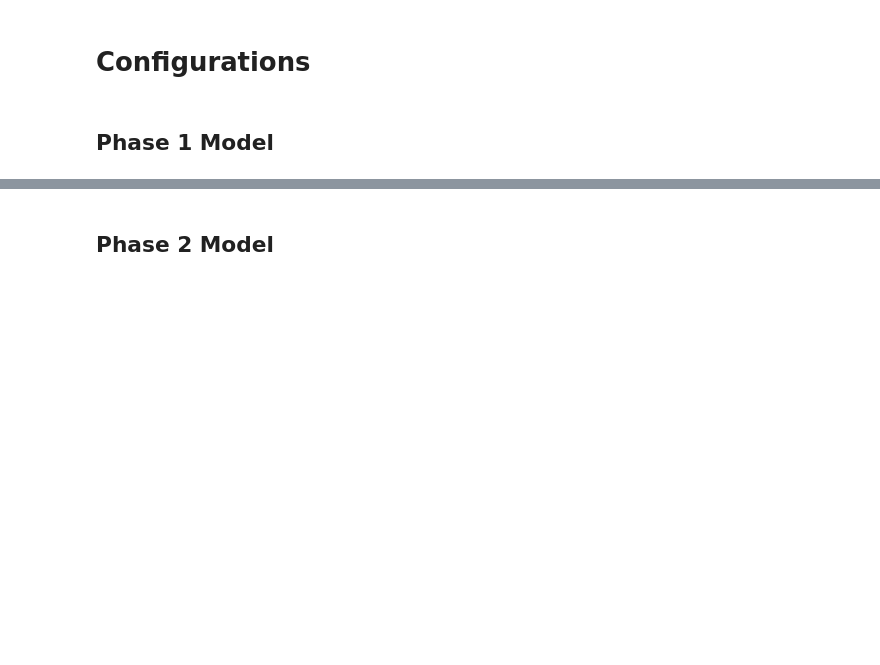
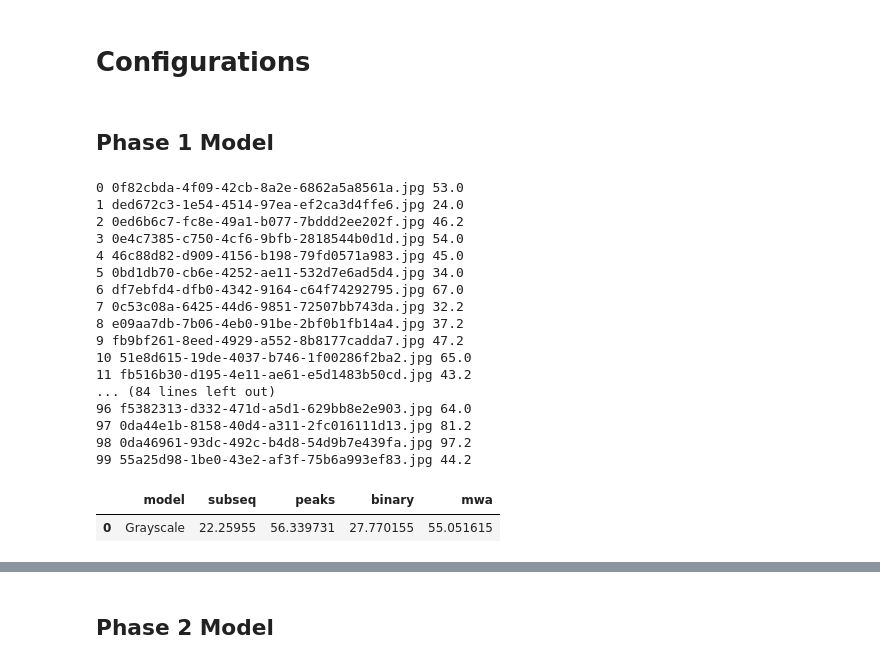
Before and after one commit to MFarooqRajput/wood-log-detection, a Jupyter notebook: Pith2Bark/notebooks/exp_with_data.ipynb, the cells around one changed output, grey strips where cells are left out. Cells and saved outputs as stored; diff of their text form; code cells hidden in the pictures; blank space fills up the shorter version.

```diff
--- a/Pith2Bark/notebooks/exp_with_data.ipynb
+++ b/Pith2Bark/notebooks/exp_with_data.ipynb
@@ -14,7 +19,7 @@ data_dir = "dataset/data"
 ranking_url = "dataset/data.xlsx"
 
 #pickle file
-pickle_url = "pith/data.pickle"
+pith_url = "pith/data.pickle"
 # %% [markdown]
 ## Phase 1 Model
 # %%
@@ -24,8 +29,29 @@ mse_url = "output/data_mse.csv"
 #rings info file
 rings_url = "output/data_rings.csv"
 
-no_of_lines = 16
-no_of_points = 150
+#no of lines and points
+lines = 16
+points = 150
 # %%
-with_model(Model.GRAYSCALE, no_of_lines, no_of_points, data_dir, ranking_url, pickle_url, rings_url, mse_url)
+with_model(Model.GRAYSCALE, lines, points, data_dir, ranking_url, pith_url, rings_url, mse_url)
+# %% [output]
+0 0f82cbda-4f09-42cb-8a2e-6862a5a8561a.jpg 53.0
+1 ded672c3-1e54-4514-97ea-ef2ca3d4ffe6.jpg 24.0
+2 0ed6b6c7-fc8e-49a1-b077-7bddd2ee202f.jpg 46.2
+3 0e4c7385-c750-4cf6-9bfb-2818544b0d1d.jpg 54.0
+4 46c88d82-d909-4156-b198-79fd0571a983.jpg 45.0
+5 0bd1db70-cb6e-4252-ae11-532d7e6ad5d4.jpg 34.0
+6 df7ebfd4-dfb0-4342-9164-c64f74292795.jpg 67.0
+7 0c53c08a-6425-44d6-9851-72507bb743da.jpg 32.2
+8 e09aa7db-7b06-4eb0-91be-2bf0b1fb14a4.jpg 37.2
+9 fb9bf261-8eed-4929-a552-8b8177cadda7.jpg 47.2
+10 51e8d615-19de-4037-b746-1f00286f2ba2.jpg 65.0
+11 fb516b30-d195-4e11-ae61-e5d1483b50cd.jpg 43.2
+... (84 lines left out)
+96 f5382313-d332-471d-a5d1-629bb8e2e903.jpg 64.0
+97 0da44e1b-8158-40d4-a311-2fc016111d13.jpg 81.2
+98 0da46961-93dc-492c-b4d8-54d9b7e439fa.jpg 97.2
+99 55a25d98-1be0-43e2-af3f-75b6a993ef83.jpg 44.2
+|  | model | subseq | peaks | binary | mwa |
+| 0 | Grayscale | 22.25955 | 56.339731 | 27.770155 | 55.051615 |
 # %%
```
Also changed, not shown: parts of 129 cells of this notebook, 35 other files.
